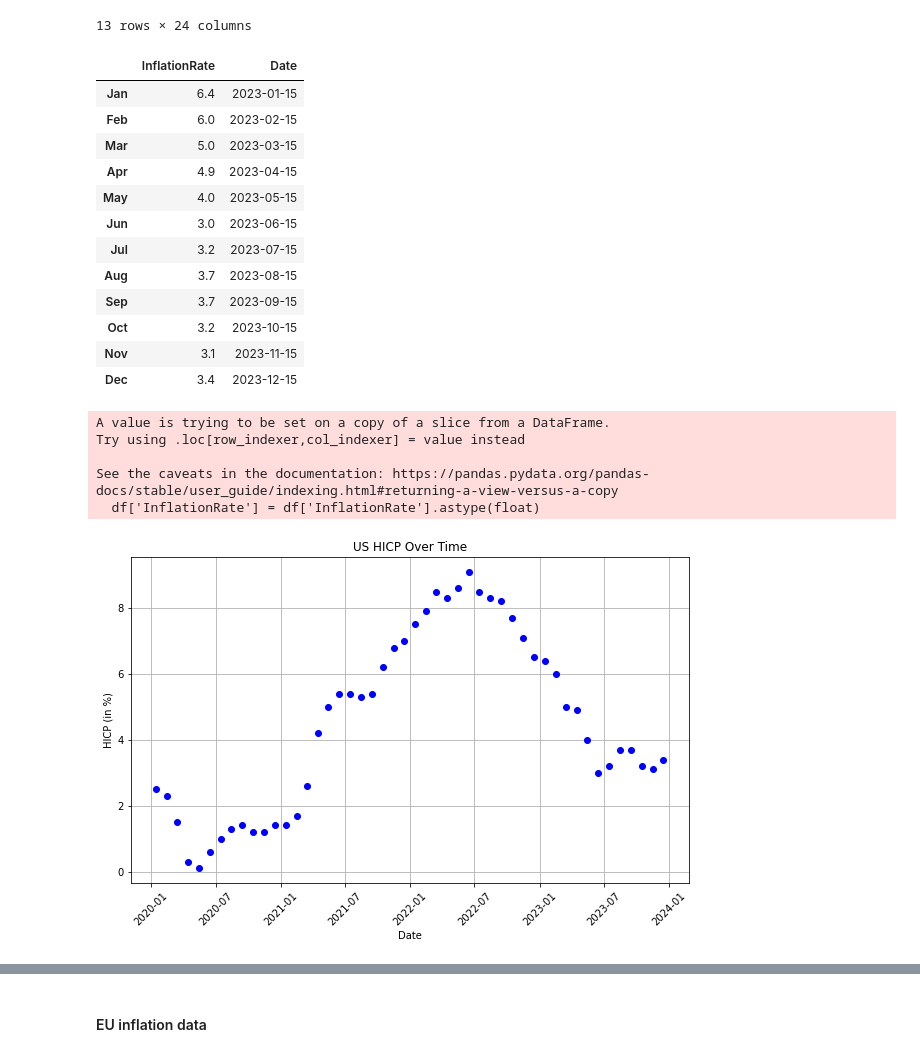
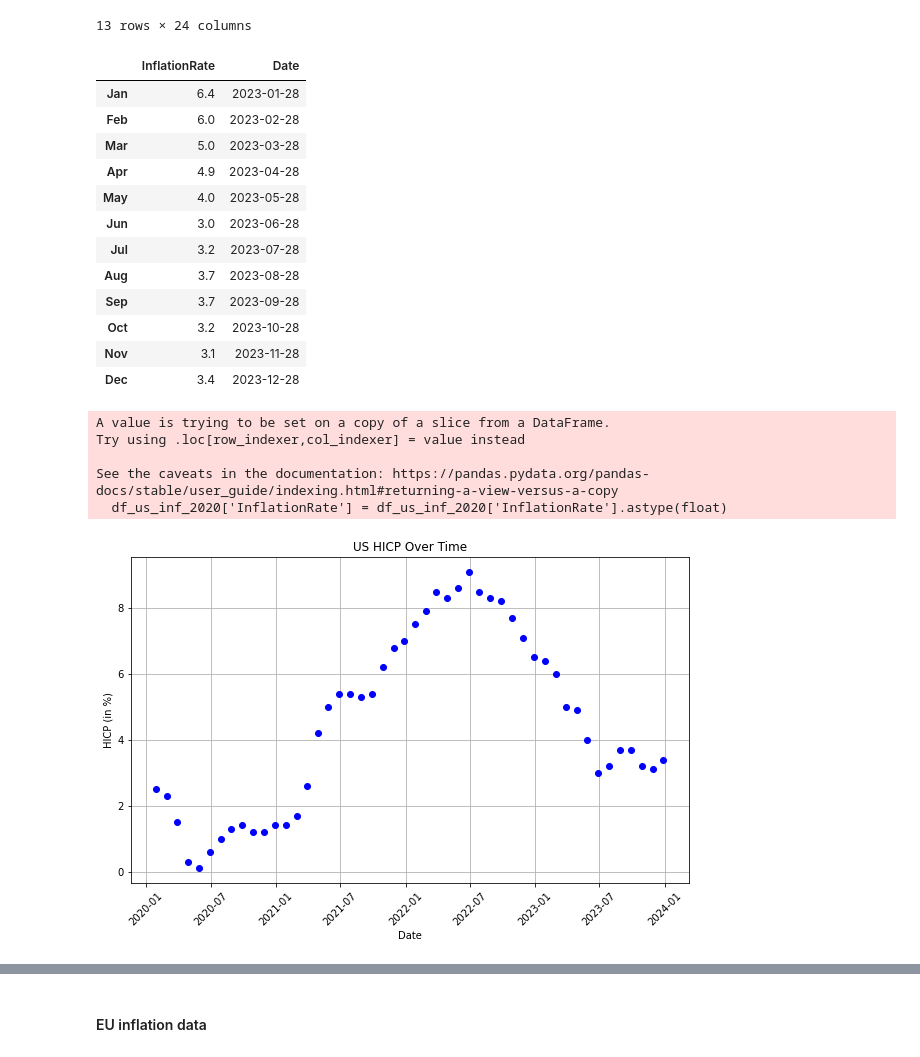
Before and after one commit to timtheuz/ICBIRDIRM, a Jupyter notebook: main.ipynb, the cells around one changed output, grey strips where cells are left out. Cells and saved outputs as stored; diff of their text form; code cells hidden in the pictures.

Commit message:
Adjusted the import issues for ECB Press statements Created combined plots for inflation, text analysis between ECB and FED/FOMC

```diff
--- a/main.ipynb
+++ b/main.ipynb
@@ -775,41 +723,41 @@ melted_df = pd.melt(df_us_inf_transposed, var_name='Year', value_name='Inflation
 melted_df['Month'] = melted_df.index
 month_mapping = {'Jan': 1, 'Feb': 2, 'Mar': 3, 'Apr': 4, 'May': 5, 'Jun': 6, 'Jul': 7, 'Aug': 8, 'Sep': 9, 'Oct': 10, 'Nov': 11, 'Dec': 12}
 melted_df['MonthNumber'] = melted_df['Month'].map(month_mapping)
-melted_df['Date'] = pd.to_datetime(melted_df['MonthNumber'].astype(str) + '-15-' + melted_df['Year'].astype(str), format='%m-%d-%Y')
+melted_df['Date'] = pd.to_datetime(melted_df['MonthNumber'].astype(str) + '-28-' + melted_df['Year'].astype(str), format='%m-%d-%Y')
 df_us_inf_transposed = melted_df.drop(['MonthNumber', 'Month', 'Year'], axis=1)
 df_us_inf_transposed.head(12)
 # %% [output]
 |  | InflationRate | Date |
-| Jan | 6.4 | 2023-01-15 |
-| Feb | 6.0 | 2023-02-15 |
-| Mar | 5.0 | 2023-03-15 |
-| Apr | 4.9 | 2023-04-15 |
-| May | 4.0 | 2023-05-15 |
-| Jun | 3.0 | 2023-06-15 |
-| Jul | 3.2 | 2023-07-15 |
-| Aug | 3.7 | 2023-08-15 |
-| Sep | 3.7 | 2023-09-15 |
-| Oct | 3.2 | 2023-10-15 |
-| Nov | 3.1 | 2023-11-15 |
-| Dec | 3.4 | 2023-12-15 |
+| Jan | 6.4 | 2023-01-28 |
+| Feb | 6.0 | 2023-02-28 |
+| Mar | 5.0 | 2023-03-28 |
+| Apr | 4.9 | 2023-04-28 |
+| May | 4.0 | 2023-05-28 |
+| Jun | 3.0 | 2023-06-28 |
+| Jul | 3.2 | 2023-07-28 |
+| Aug | 3.7 | 2023-08-28 |
+| Sep | 3.7 | 2023-09-28 |
+| Oct | 3.2 | 2023-10-28 |
+| Nov | 3.1 | 2023-11-28 |
+| Dec | 3.4 | 2023-12-28 |
 # %%
 # Plotting
-df = df_us_inf_transposed[df_us_inf_transposed['Date'] >= '2020-01-01']
-df['InflationRate'] = df['InflationRate'].astype(float)
+df_us_inf_2020 = df_us_inf_transposed[df_us_inf_transposed['Date'] >= '2020-01-01']
+df_us_inf_2020['InflationRate'] = df_us_inf_2020['InflationRate'].astype(float)
 
 
 plt.figure(figsize=(10, 6))
-plt.plot(df['Date'], df['InflationRate'], marker='o', linestyle='', color='b')
+plt.plot(df_us_inf_2020['Date'], df_us_inf_2020['InflationRate'], marker='o', linestyle='', color='b')
 plt.title('US HICP Over Time')
 plt.xlabel('Date')
 plt.ylabel('HICP (in %)')
 plt.xticks(rotation=45)
 plt.grid(True)
 plt.show()
 # %% [output]
 A value is trying to be set on a copy of a slice from a DataFrame.
 Try using .loc[row_indexer,col_indexer] = value instead
 
 See the caveats in the documentation: https://pandas.pydata.org/pandas-docs/stable/user_guide/indexing.html#returning-a-view-versus-a-copy
-  df['InflationRate'] = df['InflationRate'].astype(float)
+  df_us_inf_2020['InflationRate'] = df_us_inf_2020['InflationRate'].astype(float)
-[figure, old version]
+[figure, new version]
```
Also changed, not shown: parts of 20 cells of this notebook.
